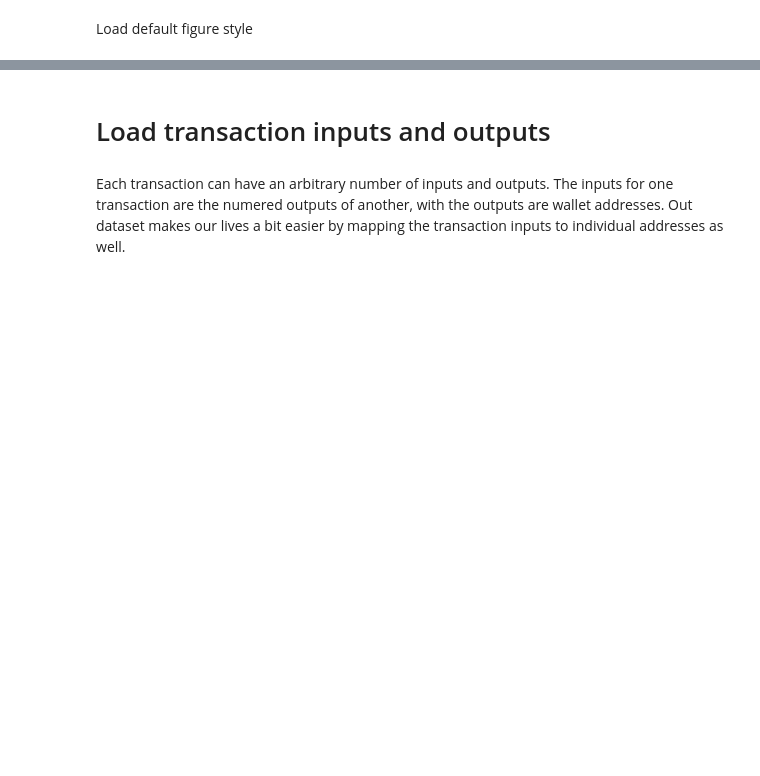
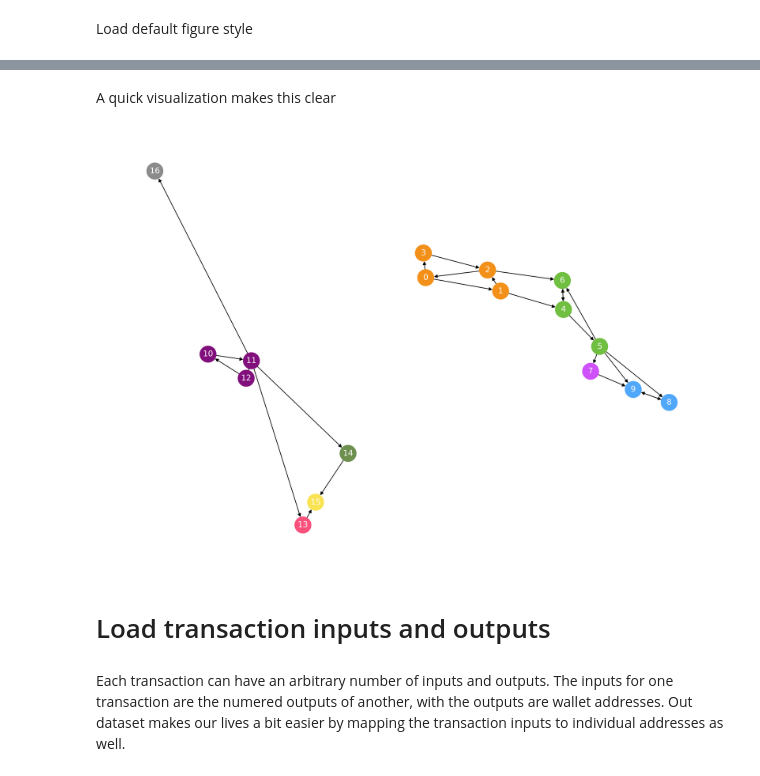
Before and after one commit to DataForScience/PyData2021, a Jupyter notebook: 3. Graph Connectivity.ipynb, the cells around one changed output, grey strips where cells are left out. Saved outputs shown, nothing was run; the diff lists cells and outputs as text; code cells hidden in the pictures; blank space fills up the shorter version.

```diff
--- a/3. Graph Connectivity.ipynb
+++ b/3. Graph Connectivity.ipynb
@@ -60,0 +220,2 @@ colors = plt.rcParams['axes.prop_cycle'].by_key()['color']
+# %%
+SCC_test = strongly_connected_components(G_test)
@@ -61,3 +228,17 @@ colors = plt.rcParams['axes.prop_cycle'].by_key()['color']
+# %% [markdown]
+A quick visualization makes this clear
+# %%
+node_colors = []
+
+for node in G_test.nodes:
+    for i, comp in enumerate(SCC_test):
+        if node in comp:
+            node_colors.append(colors[i])
+
+nx.draw(G_test, pos=G_pos, node_size=600, node_color=node_colors)
+nx.draw_networkx_labels(G_test, pos=G_pos, font_color='white');
+# %% [output]
+[figure, added]
 # %% [markdown]
 # Load transaction inputs and outputs
 # %% [markdown]
```
Also changed, not shown: parts of 21 cells of this notebook, 4 other files.
